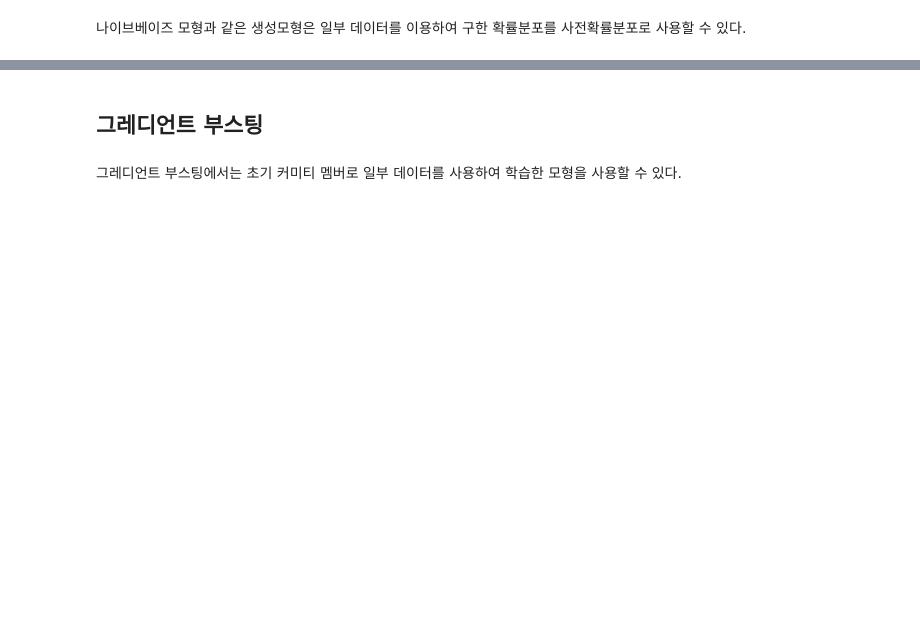
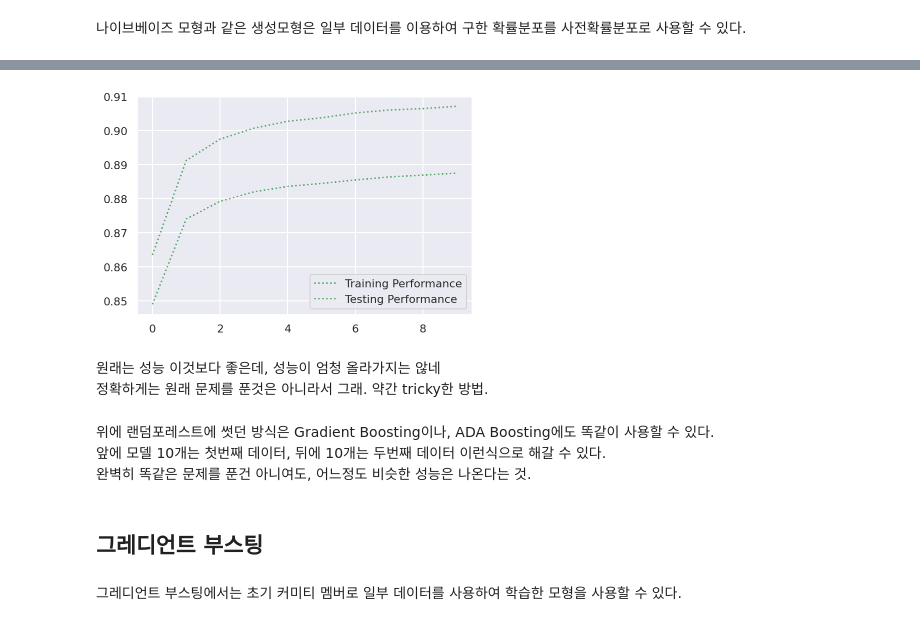
Before and after one commit to saanghyuk/0B-python, a Jupyter notebook: data_analysis/5_10_Model_Optimization.ipynb, the cells around one changed output, grey strips where cells are left out. Cells and saved outputs as stored; diff of their text form; code cells hidden in the pictures; blank space fills up the shorter version.

```diff
--- a/data_analysis/5_10_Model_Optimization.ipynb
+++ b/data_analysis/5_10_Model_Optimization.ipynb
@@ -599,0 +1111,28 @@ for n in range(n_split):
+# %%
+%%time
+
+from sklearn.ensemble import RandomForestClassifier
+from sklearn.model_selection import KFold
+from sklearn.metrics import accuracy_score
+
+n_split = 10
+n_X = len(y_train) // n_split
+num_tree_ini = 10
+num_tree_step = 10
+
+# warm_start라고 되어 있으면 두번째 fit할때 첫번째 생성 한거는 안건든다.
+model = RandomForestClassifier(n_estimators=num_tree_ini, warm_start=True)
+
+accuracy_train_list=[]
+accuracy_test_list=[]
+
+for n in range(n_split):
+    X, y = read_Xy(n * n_X, (n + 1) * n_X)
+    model.fit(X, y)
+    accuracy_train = accuracy_score(y_train, model.predict(X_train))
+    accuracy_train_list.append(accuracy_train)
+    accuracy_test = accuracy_score(y_test, model.predict(X_test))
+    accuracy_test_list.append(accuracy_test)
+    print("epoch={:d} train accuracy={:5.3f} test accuracy={:5.3f}".format(n, accuracy_train, accuracy_test))
+
+    model.n_estimators += num_tree_step
@@ -600,3 +1143,17 @@ for n in range(n_split):
+# %%
+plt.plot(accuracy_train_list, "g:", label="Training Performance")
+plt.plot(accuracy_test_list, "g:", label="Testing Performance")
+plt.legend()
+plt.show()
+# %% [output]
+[figure, added]
+# %% [markdown]
+원래는 성능 이것보다 좋은데, 성능이 엄청 올라가지는 않네<br>
+정확하게는 원래 문제를 푼것은 아니라서 그래. 약간 tricky한 방법.
+# %% [markdown]
+위에 랜덤포레스트에 썻던 방식은 Gradient Boosting이나, ADA Boosting에도 똑같이 사용할 수 있다. <br>
+앞에 모델 10개는 첫번째 데이터, 뒤에 10개는 두번째 데이터 이런식으로 해갈 수 있다. <br>
+완벽히 똑같은 문제를 푼건 아니여도, 어느정도 비슷한 성능은 나온다는 것.
 # %% [markdown]
 ## 그레디언트 부스팅
 # %% [markdown]
```
Also changed, not shown: parts of 94 cells of this notebook, 3 other files.
